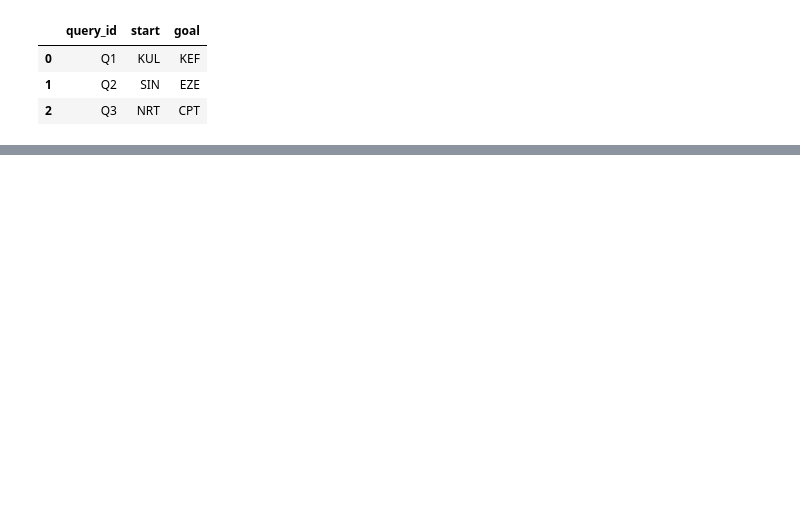
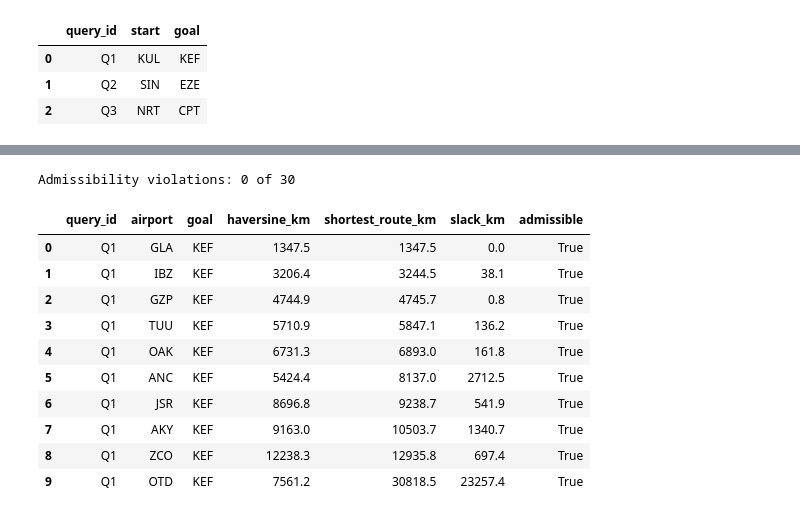
Before and after one commit to kwahsont/UTP-Artificial-Intelligence, a Jupyter notebook: all_experiments/lab2.ipynb, the cells around one changed output, grey strips where cells are left out. Cells and saved outputs as stored; diff of their text form; code cells hidden in the pictures; blank space fills up the shorter version.

```diff
--- a/all_experiments/lab2.ipynb
+++ b/all_experiments/lab2.ipynb
@@ -38,0 +58,50 @@ for query in queries.itertuples():
+# %%
+def reverse(graph):
+    reversed_graph = {airport: [] for airport in graph}
+    for airport, neighbours in graph.items():
+        for neighbour, cost in neighbours:
+            reversed_graph[neighbour].append((airport, cost))
+    return reversed_graph
+
+def cost_to_all(graph, start):
+    """Dijkstra: cheapest cost from start to every reachable state."""
+    best = {start: 0.0}
+    frontier = [(0.0, start)]
+    while frontier:
+        cost, state = heappop(frontier)
+        if cost > best[state]:
+            continue
+        for neighbour, edge in graph[state]:
+            if cost + edge < best.get(neighbour, np.inf):
+                best[neighbour] = cost + edge
+                heappush(frontier, (cost + edge, neighbour))
+    return best
+
+reversed_graph = reverse(graph)
+checks = []
+for query in queries.itertuples():
+    exact = cost_to_all(reversed_graph, query.goal) # exact cost-to-go for every airport
+    h = heuristic_to(query.goal)
+    airports = sorted((a for a in exact if a != query.goal), key=exact.get) # nearest first
+    for airport in [airports[i] for i in np.linspace(0, len(airports) - 1, 10, dtype=int)]:
+        checks.append({"query_id": query.query_id, "airport": airport, "goal": query.goal, "haversine_km": h(airport), "shortest_route_km": exact[airport]})
+
+check = pd.DataFrame(checks)
+check["slack_km"] = check.shortest_route_km - check.haversine_km
+check["admissible"] = check.slack_km >= -1e-6
+check.to_csv(RESULTS / "heuristic_check.csv", index=False)
+print("Admissibility violations:", int((~check.admissible).sum()), "of", len(check))
+display(check.head(10).round(1))
+# %% [output]
+Admissibility violations: 0 of 30
+|  | query_id | airport | goal | haversine_km | shortest_route_km | slack_km | admissible |
+| 0 | Q1 | GLA | KEF | 1347.5 | 1347.5 | 0.0 | True |
+| 1 | Q1 | IBZ | KEF | 3206.4 | 3244.5 | 38.1 | True |
+| 2 | Q1 | GZP | KEF | 4744.9 | 4745.7 | 0.8 | True |
+| 3 | Q1 | TUU | KEF | 5710.9 | 5847.1 | 136.2 | True |
+| 4 | Q1 | OAK | KEF | 6731.3 | 6893.0 | 161.8 | True |
+| 5 | Q1 | ANC | KEF | 5424.4 | 8137.0 | 2712.5 | True |
+| 6 | Q1 | JSR | KEF | 8696.8 | 9238.7 | 541.9 | True |
+| 7 | Q1 | AKY | KEF | 9163.0 | 10503.7 | 1340.7 | True |
+| 8 | Q1 | ZCO | KEF | 12238.3 | 12935.8 | 697.4 | True |
+| 9 | Q1 | OTD | KEF | 7561.2 | 30818.5 | 23257.4 | True |
```
Also changed, not shown: parts of 5 cells of this notebook, 2 other files.
